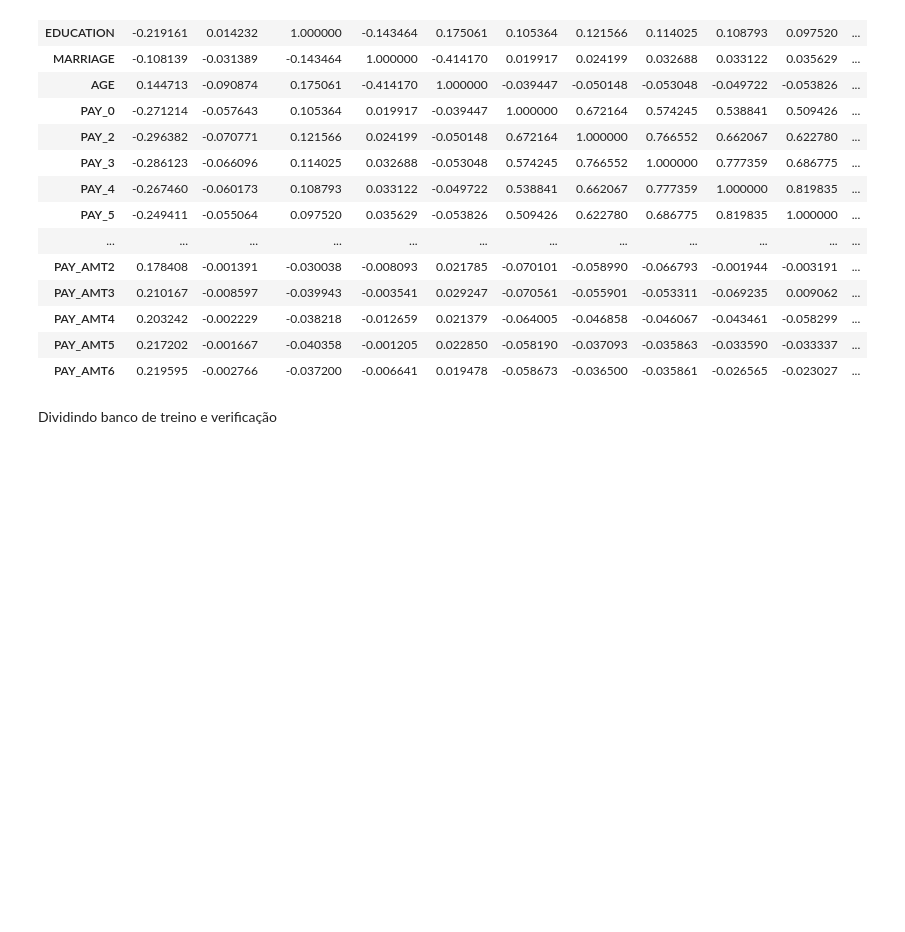
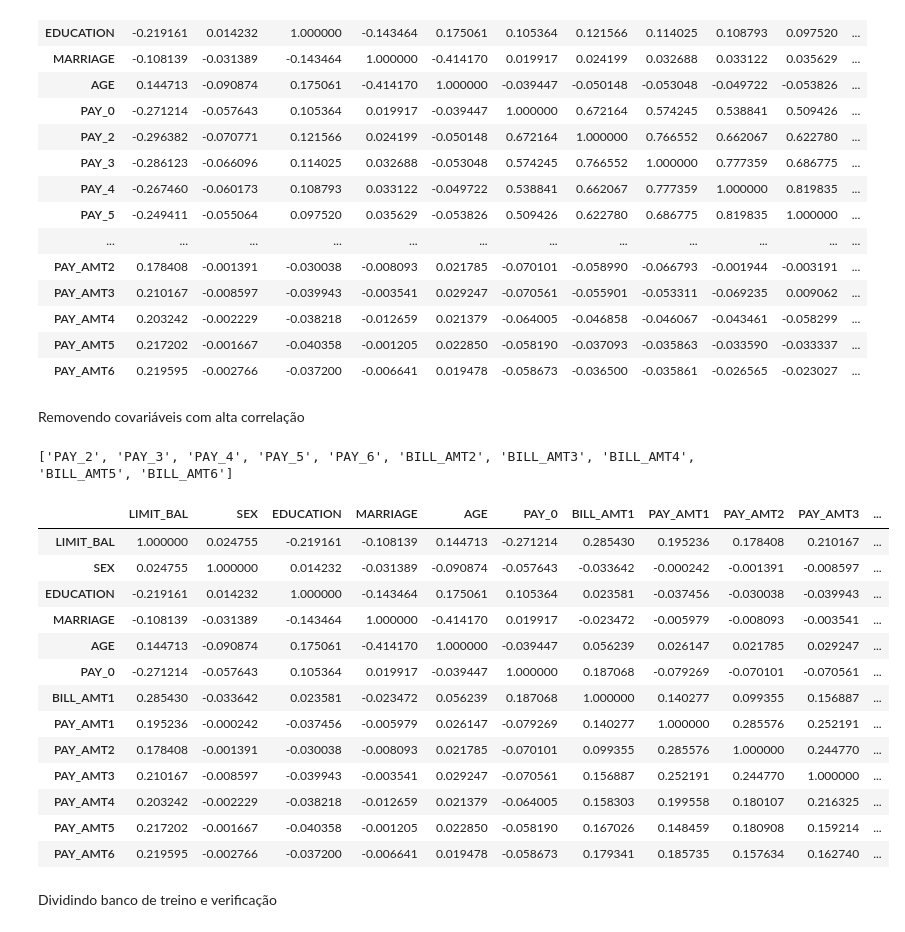
Before and after one commit to Torm198/LabEst2021.1, a Jupyter notebook: 3_montagem_dos_modelos.ipynb, the cells around one changed output. Drawn from its saved outputs; the diff is of its cells as text; code cells hidden in the pictures; blank space fills up the shorter version.

Commit message:
remoção de covariável correlacionada

```diff
--- a/3_montagem_dos_modelos.ipynb
+++ b/3_montagem_dos_modelos.ipynb
@@ -33,6 +34,43 @@ correlacao.style.background_gradient(cmap='coolwarm')
 | PAY_AMT4 | 0.203242 | -0.002229 | -0.038218 | -0.012659 | 0.021379 | -0.064005 | -0.046858 | -0.046067 | -0.043461 | -0.058299 | ... |
 | PAY_AMT5 | 0.217202 | -0.001667 | -0.040358 | -0.001205 | 0.022850 | -0.058190 | -0.037093 | -0.035863 | -0.033590 | -0.033337 | ... |
 | PAY_AMT6 | 0.219595 | -0.002766 | -0.037200 | -0.006641 | 0.019478 | -0.058673 | -0.036500 | -0.035861 | -0.026565 | -0.023027 | ... |
+# %% [markdown]
+Removendo covariáveis com alta correlação
+# %%
+## Selecionando o triângulo superior da matriz de correlação
+upper = correlacao.where(np.triu(np.ones(correlacao.shape), k=1).astype(np.bool))
+# %%
+## Encontrando as colunas com correlação maior do que 0.6
+
+to_drop = [column for column in upper.columns if any(upper[column] > 0.60)]
+
+print(to_drop)
+# %% [output]
+['PAY_2', 'PAY_3', 'PAY_4', 'PAY_5', 'PAY_6', 'BILL_AMT2', 'BILL_AMT3', 'BILL_AMT4', 'BILL_AMT5', 'BILL_AMT6']
+# %%
+## Banco sem as variáveis altamente correlacionadas
+
+X = X.drop(X[to_drop], axis=1)
+# %%
+## Problema de correlação continua não resolvido
+
+teste = X.corr()
+teste.style.background_gradient(cmap='coolwarm')
+# %% [output]
+|  | LIMIT_BAL | SEX | EDUCATION | MARRIAGE | AGE | PAY_0 | BILL_AMT1 | PAY_AMT1 | PAY_AMT2 | PAY_AMT3 | ... |
+| LIMIT_BAL | 1.000000 | 0.024755 | -0.219161 | -0.108139 | 0.144713 | -0.271214 | 0.285430 | 0.195236 | 0.178408 | 0.210167 | ... |
+| SEX | 0.024755 | 1.000000 | 0.014232 | -0.031389 | -0.090874 | -0.057643 | -0.033642 | -0.000242 | -0.001391 | -0.008597 | ... |
+| EDUCATION | -0.219161 | 0.014232 | 1.000000 | -0.143464 | 0.175061 | 0.105364 | 0.023581 | -0.037456 | -0.030038 | -0.039943 | ... |
+| MARRIAGE | -0.108139 | -0.031389 | -0.143464 | 1.000000 | -0.414170 | 0.019917 | -0.023472 | -0.005979 | -0.008093 | -0.003541 | ... |
+| AGE | 0.144713 | -0.090874 | 0.175061 | -0.414170 | 1.000000 | -0.039447 | 0.056239 | 0.026147 | 0.021785 | 0.029247 | ... |
+| PAY_0 | -0.271214 | -0.057643 | 0.105364 | 0.019917 | -0.039447 | 1.000000 | 0.187068 | -0.079269 | -0.070101 | -0.070561 | ... |
+| BILL_AMT1 | 0.285430 | -0.033642 | 0.023581 | -0.023472 | 0.056239 | 0.187068 | 1.000000 | 0.140277 | 0.099355 | 0.156887 | ... |
+| PAY_AMT1 | 0.195236 | -0.000242 | -0.037456 | -0.005979 | 0.026147 | -0.079269 | 0.140277 | 1.000000 | 0.285576 | 0.252191 | ... |
+| PAY_AMT2 | 0.178408 | -0.001391 | -0.030038 | -0.008093 | 0.021785 | -0.070101 | 0.099355 | 0.285576 | 1.000000 | 0.244770 | ... |
+| PAY_AMT3 | 0.210167 | -0.008597 | -0.039943 | -0.003541 | 0.029247 | -0.070561 | 0.156887 | 0.252191 | 0.244770 | 1.000000 | ... |
+| PAY_AMT4 | 0.203242 | -0.002229 | -0.038218 | -0.012659 | 0.021379 | -0.064005 | 0.158303 | 0.199558 | 0.180107 | 0.216325 | ... |
+| PAY_AMT5 | 0.217202 | -0.001667 | -0.040358 | -0.001205 | 0.022850 | -0.058190 | 0.167026 | 0.148459 | 0.180908 | 0.159214 | ... |
+| PAY_AMT6 | 0.219595 | -0.002766 | -0.037200 | -0.006641 | 0.019478 | -0.058673 | 0.179341 | 0.185735 | 0.157634 | 0.162740 | ... |
 # %% [markdown]
 Dividindo banco de treino e verificação
 # %%
```
Also changed, not shown: parts of 6 cells of this notebook.
